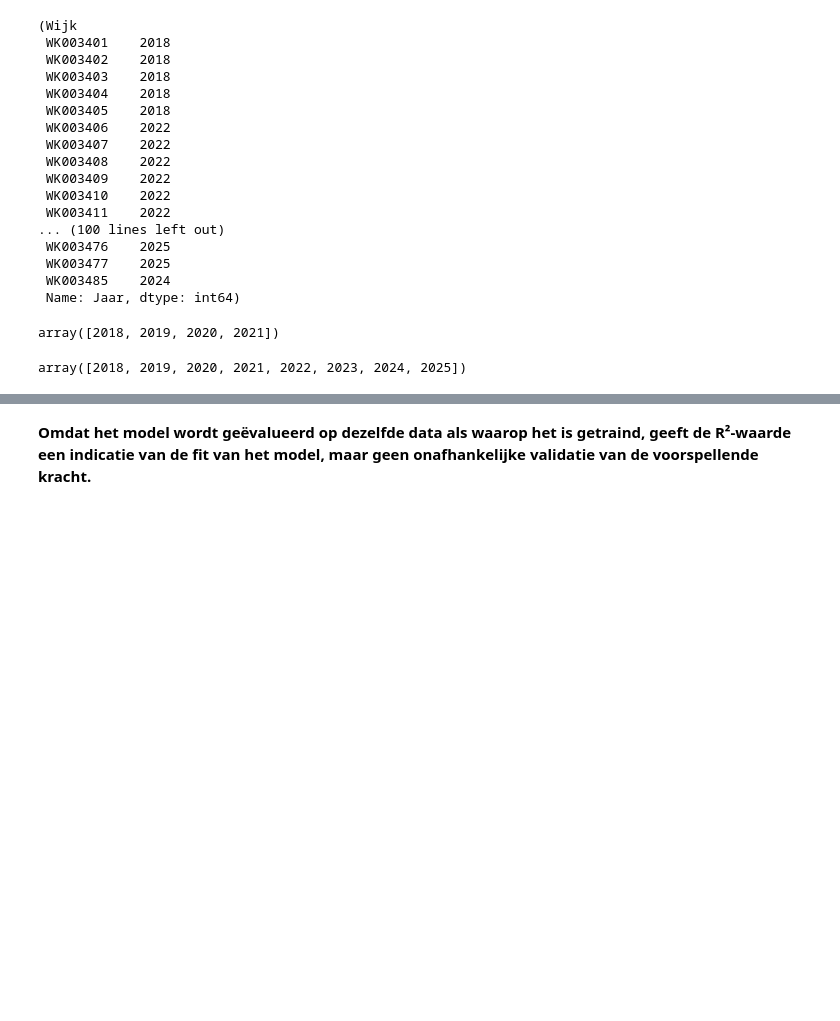
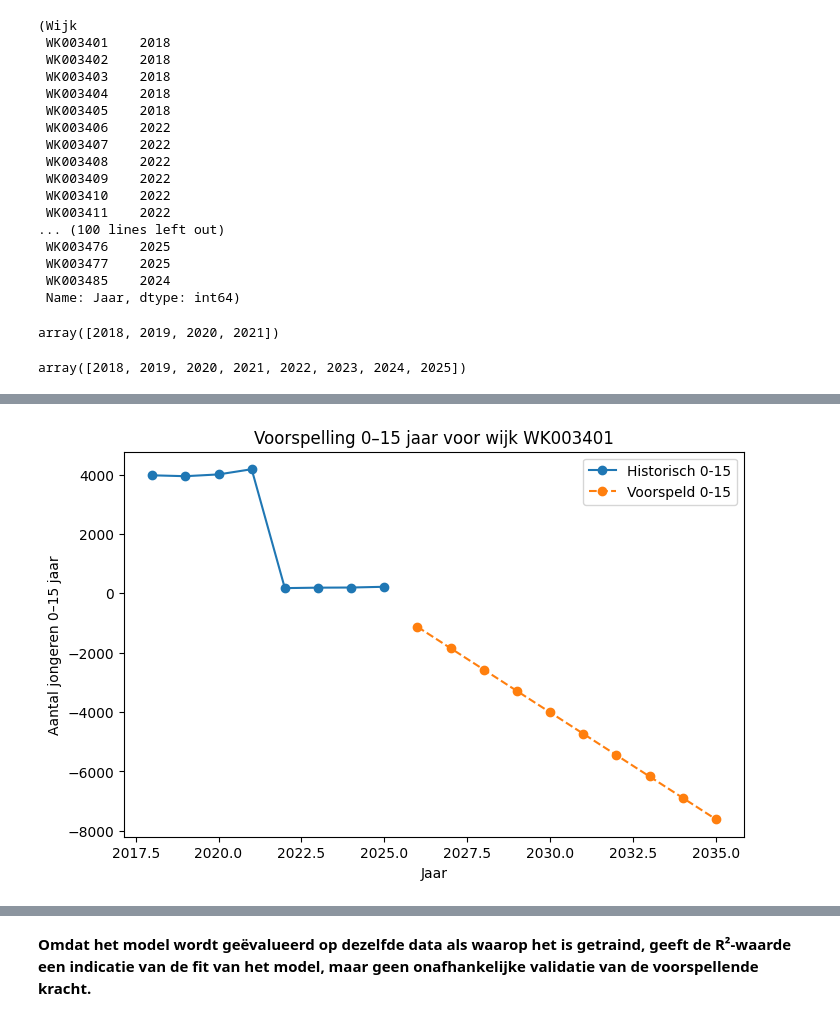
Before and after one commit to Ismael-991/almere-jeugd-voorspelling, a Jupyter notebook: notebooks/individual/Faysal_notebook.ipynb, the cells around one changed output, grey strips where cells are left out. Drawn from its saved outputs; the diff is of its cells as text; code cells hidden in the pictures; blank space fills up the shorter version.

```diff
--- a/notebooks/individual/Faysal_notebook.ipynb
+++ b/notebooks/individual/Faysal_notebook.ipynb
@@ -677,7 +665,4 @@ In de output is zichtbaar dat de ratio-kolommen (Ratio_0_15, Ratio_15_25) in som
 # %%
-X = df[["k_15Tot25Jaar_9"]]
-y = df["k_0Tot15Jaar_8"]
-
-print(X.head())
-print(y.head())
+print("Gebruikte jaren:", sorted(df_stabiel["Jaar"].unique()))
+print("Aantal wijken:", df_stabiel["Wijk"].nunique())
 # %% [output]
@@ -702,5 +675,4 @@ Met dit model testen we of er een lineaire relatie bestaat tussen beide leeftijd
 # %%
-model = LinearRegression()
-
-model.fit(X, y)
+toekomstige_jaren = pd.DataFrame({"Jaar": list(range(2026, 2036))})
+toekomstige_jaren
 # %% [output]
@@ -737,12 +767,9 @@ Dit wijst op een zeer sterke lineaire samenhang tussen beide leeftijdsgroepen.
 # %%
-plt.scatter(X, y)
+df_voorspelling = df_voorspelling_0_15.merge(
+    df_voorspelling_15_25,
+    on=["Wijk", "Jaar"],
+    how="inner"
+)
 
-plt.plot(X, y_pred)
-
-plt.xlabel("Aantal jongeren 15–25 jaar")
-plt.ylabel("Aantal jongeren 0–15 jaar")
-
-plt.title("Relatie tussen leeftijdsgroepen")
-
-plt.show()
+df_voorspelling.head()
 # %% [output]
@@ -757,0 +806,18 @@ Dit komt overeen met de hoge R²-waarde van 0.98.
+# %%
+wijk_keuze = "WK003401"
+
+historisch = df[df["Wijk"] == wijk_keuze]
+toekomst = df_voorspelling[df_voorspelling["Wijk"] == wijk_keuze]
+
+plt.figure(figsize=(8,5))
+
+plt.plot(historisch["Jaar"], historisch["k_0Tot15Jaar_8"], marker="o", label="Historisch 0-15")
+plt.plot(toekomst["Jaar"], toekomst["voorspelling_0_15"], marker="o", linestyle="--", label="Voorspeld 0-15")
+
+plt.xlabel("Jaar")
+plt.ylabel("Aantal jongeren 0–15 jaar")
+plt.title(f"Voorspelling 0–15 jaar voor wijk {wijk_keuze}")
+plt.legend()
+plt.show()
+# %% [output]
+[figure, added]
```
Also changed, not shown: parts of 18 cells of this notebook, 1 other file.
